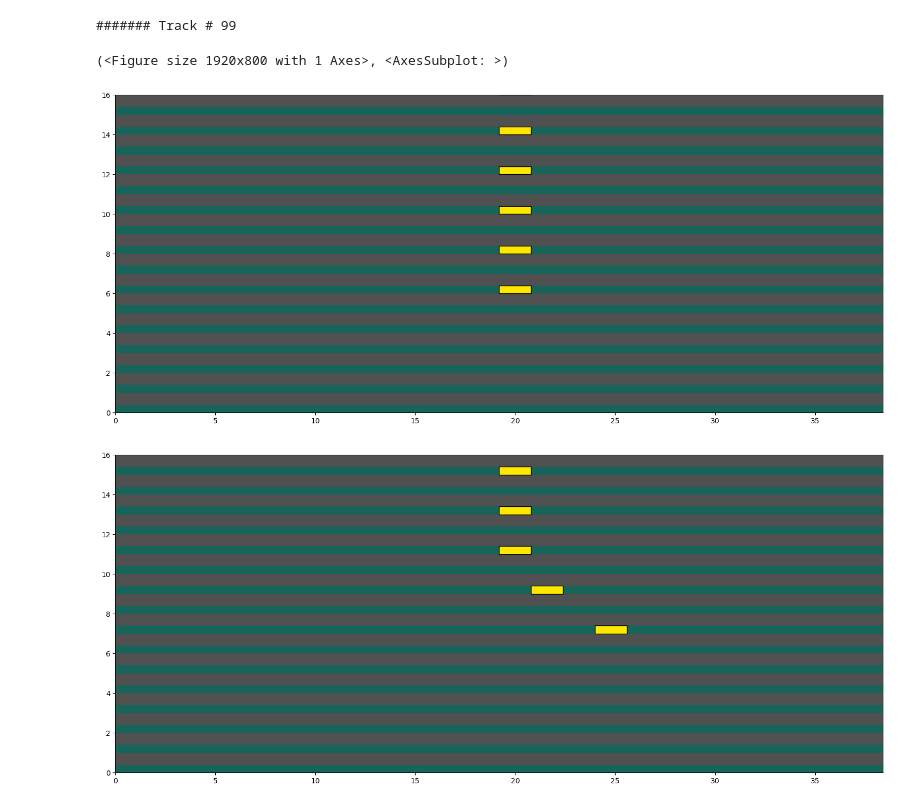
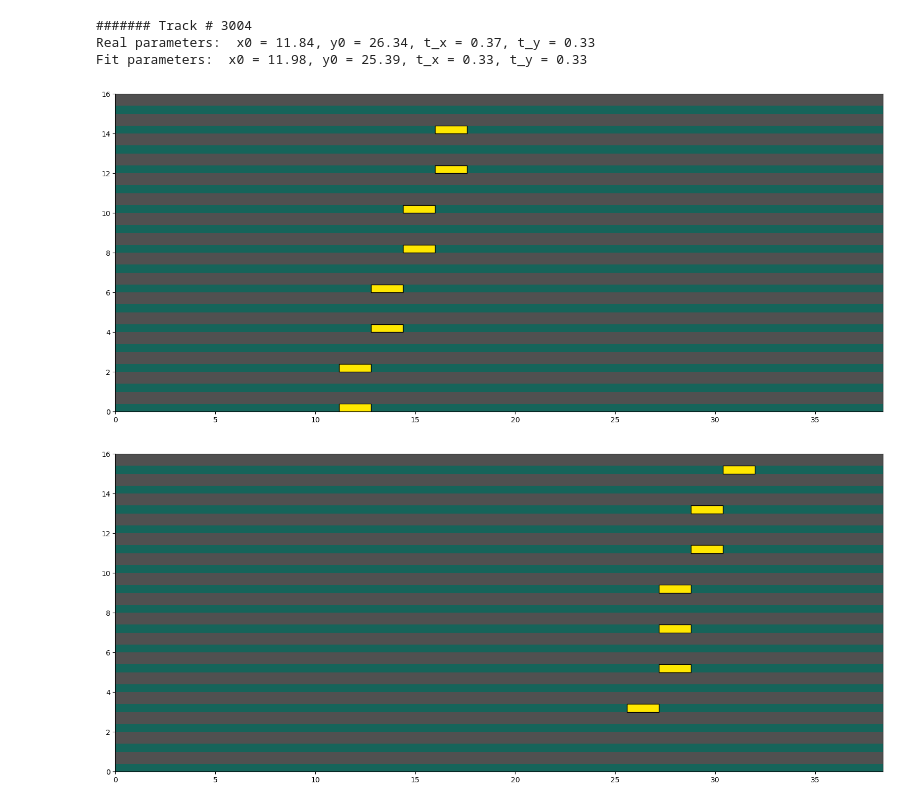
Before and after one commit to kauniska/ecal_reco, a Jupyter notebook: geant4/analysis/analysis.ipynb, the cells around one changed output. Saved outputs shown, nothing was run; the diff lists cells and outputs as text; code cells hidden in the pictures.

```diff
--- a/geant4/analysis/analysis.ipynb
+++ b/geant4/analysis/analysis.ipynb
@@ -18,7 +18,7 @@ from tqdm import tqdm
 file_path = '/Users/lucahartman/Documents/EPFL/MA1/project/ecal_reco/geant4/data.root'
 
 branch_list = ['E', 'Edep', 'pdg', 'EcalEdep',
-               'layerID', 'barID', 'Nhits', 'theta', 'phi', 'x0', 'y0', 'n_sec', 'ProcessID']
+               'layerID', 'barID', 'Nhits', 'tx', 'ty', 'x0', 'y0', 'n_sec', 'ProcessID']
 with uproot.open(file_path) as tree:
         hits_dict = tree['events'].arrays(branch_list, library="np")
 
@@ -55,17 +52,21 @@ def create_tracks(df, plot=False):
 # %%
-tracks = create_tracks(df_hits.head(1000))
+tracks, true_parameters = create_tracks(df_hits)
 # %%
 # testing individual outputs
 from track_reconstruction import plot_hits
 i = np.random.randint(0, len(tracks))
 print('####### Track # {}'.format(i))
 t = tracks[i]
+true = true_parameters[i]
 all_hits = t.x.hits.copy()
 all_hits.extend(t.y.hits)
 plot_hits(all_hits, True)
 plot_hits(all_hits, False)
+print('Real parameters:  x0 = {:.2f}, y0 = {:.2f}, t_x = {:.2f}, t_y = {:.2f}'.format(true[0], true[1], true[2], true[3]))
+print('Fit parameters:  x0 = {:.2f}, y0 = {:.2f}, t_x = {:.2f}, t_y = {:.2f}'.format(t.x.x0, t.y.x0, t.x.t, t.y.t))
 # %% [output]
-####### Track # 99
+####### Track # 3004
+Real parameters:  x0 = 11.84, y0 = 26.34, t_x = 0.37, t_y = 0.33
+Fit parameters:  x0 = 11.98, y0 = 25.39, t_x = 0.33, t_y = 0.33
-(<Figure size 1920x800 with 1 Axes>, <AxesSubplot: >)
-[figure, old version]
+[figure, new version]
-[figure, old version]
+[figure, new version]
```
Also changed, not shown: parts of 2 cells of this notebook.
